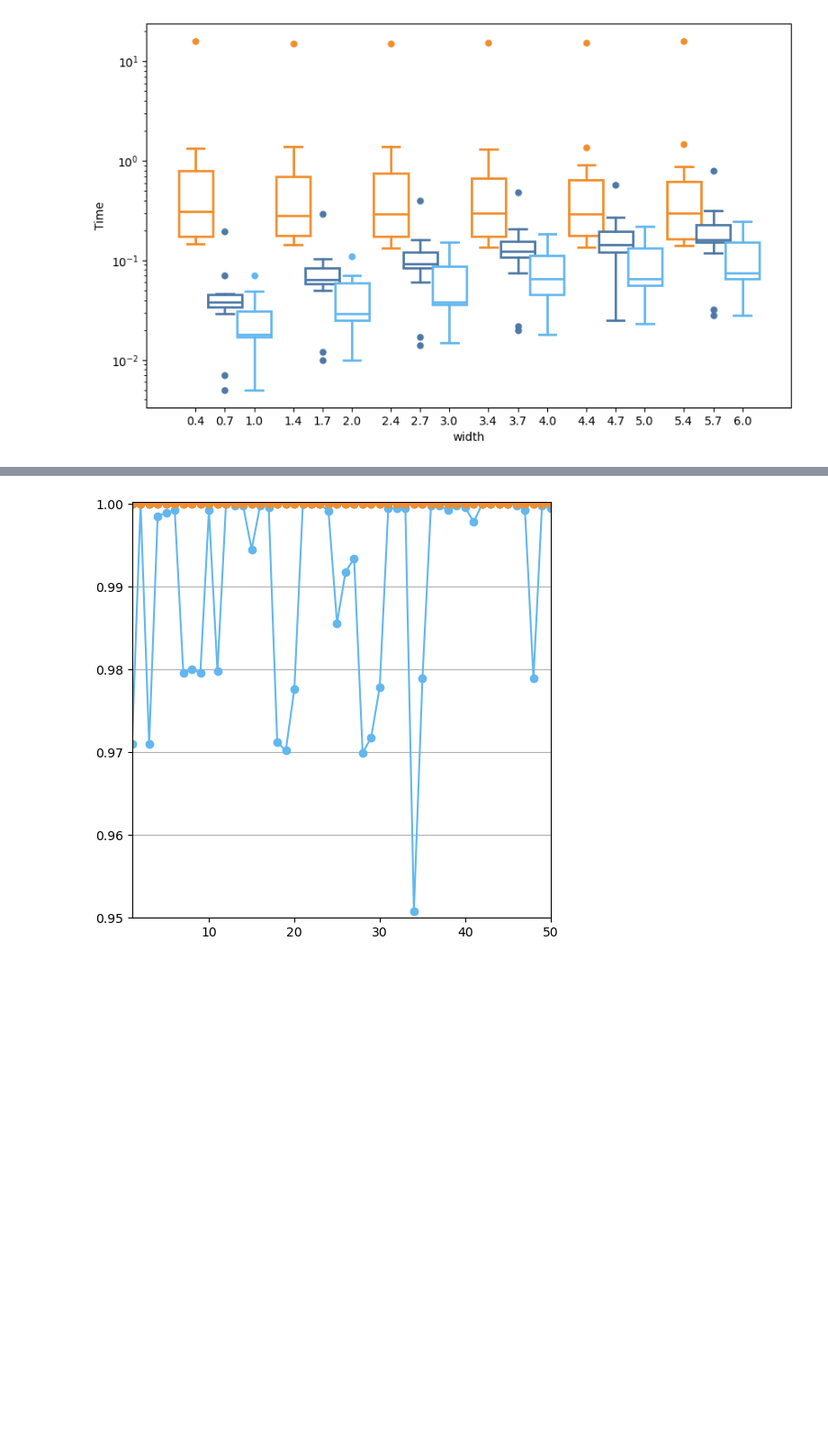
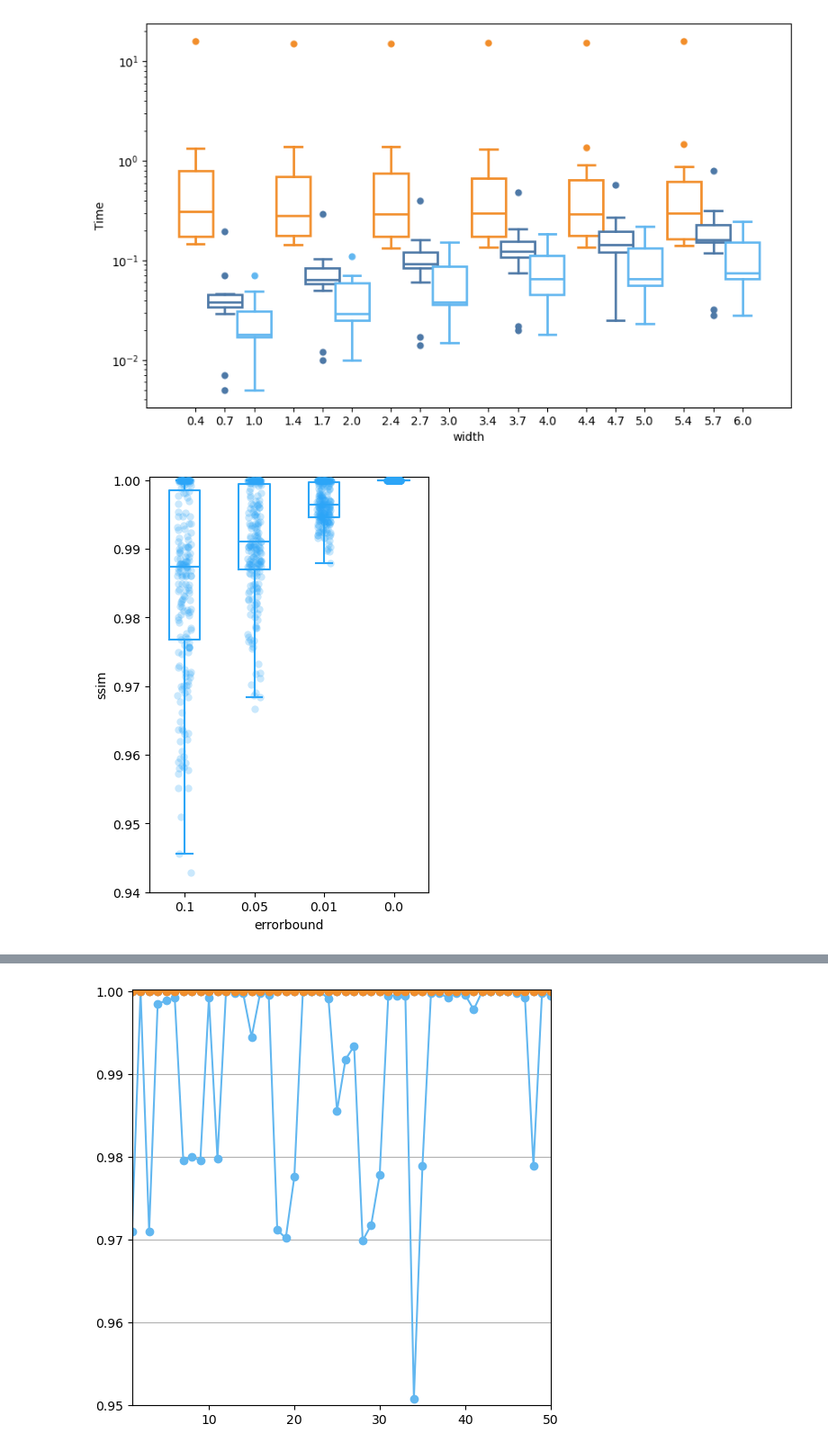
Before and after one commit to ChenXin360104/PIVOT, a Jupyter notebook: exp_analysis/ExperimentAnalysis.ipynb, the cells around one changed output, grey strips where cells are left out. Shown at 90% size. Drawn from its saved outputs; the diff is of its cells as text; code cells hidden in the pictures; blank space fills up the shorter version.

```diff
--- a/exp_analysis/ExperimentAnalysis.ipynb
+++ b/exp_analysis/ExperimentAnalysis.ipynb
@@ -342,3 +381,42 @@ plt.yscale('log')
 plt.savefig('boxplot.svg')
 # %% [output]
 [figure]
+# %%
+df = pd.read_csv('experiment_data/cpp_diff_tau.csv')
+
+import seaborn as sns
+
+tau_list = [0.1, 0.05, 0.01, 0.]
+plt.figure(figsize=(4, 6))
+
+filtered_df = df[(df['width'] == 600)]
+
+my_color = '#2CA5F7'
+
+# Plot 'ssim'
+plt.boxplot(
+    x=[filtered_df[(filtered_df['errorbound']==i)]['ssim'] for i in tau_list],
+    positions=np.arange(len(tau_list)),
+    showfliers=False,
+    boxprops=dict(color=my_color, linewidth=1.5),
+    medianprops=dict(color=my_color, linewidth=1.5),
+    whiskerprops=dict(color=my_color, linewidth=1.5),
+    capprops=dict(color=my_color, linewidth=1.5),
+)
+
+ssim_df = filtered_df[['errorbound', 'ssim']]
+sns.stripplot(
+    data=ssim_df,
+    x="errorbound",
+    y="ssim",
+    order=tau_list,
+    color=my_color,
+    alpha=0.25,
+    size=6
+)
+
+plt.ylim(0.94, 1.0005)
+plt.xticks(range(len(tau_list)), tau_list)
+plt.savefig('ssim.svg')
+# %% [output]
+[figure, added]
```
Also changed, not shown: parts of 9 cells of this notebook, 3 other files.
